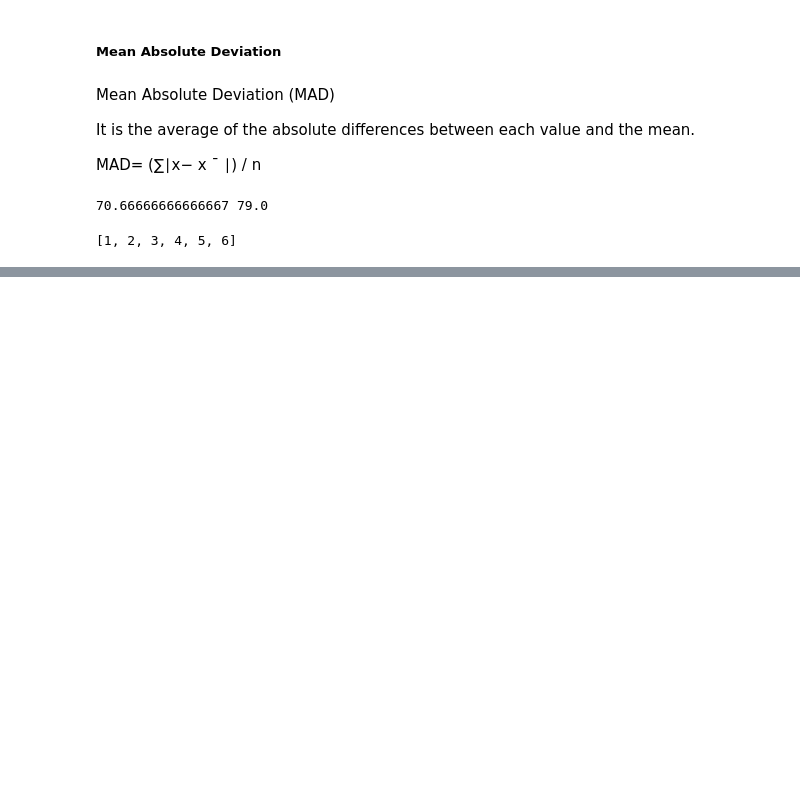
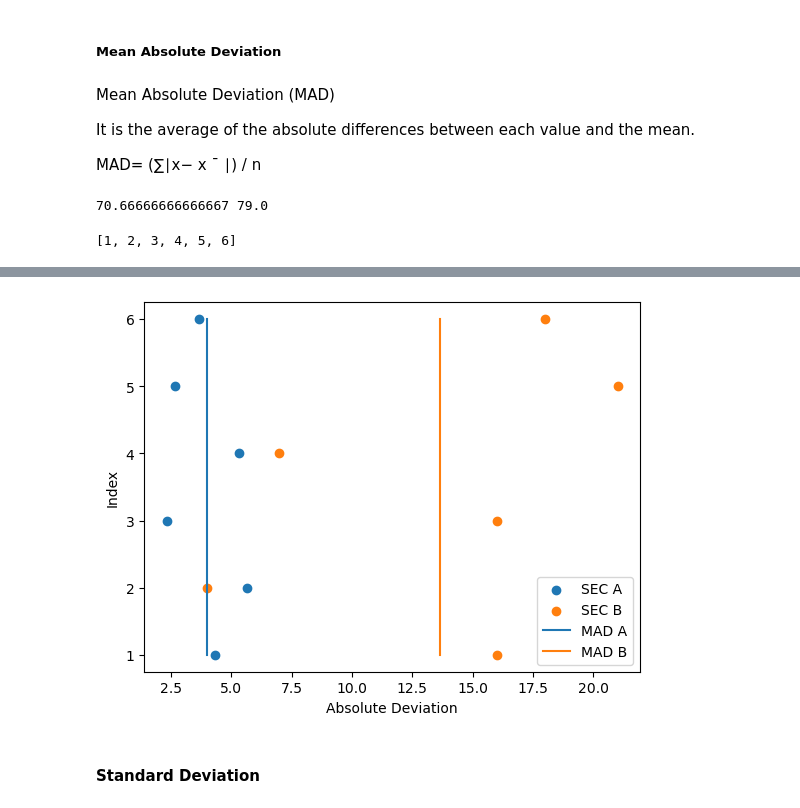
Before and after one commit to Ishan-Official/Hospital-Beds-Management-DataScience, a Jupyter notebook: dataScience_C1.ipynb, the cells around one changed output, grey strips where cells are left out. Drawn from its saved outputs; the diff is of its cells as text; code cells hidden in the pictures; blank space fills up the shorter version.

```diff
--- a/dataScience_C1.ipynb
+++ b/dataScience_C1.ipynb
@@ -421,0 +429,2 @@ plt.show()
+# %%
+mad_a = np.mean(abs1)
@@ -421,0 +436,2 @@ plt.show()
+# %%
+mad_b=np.mean(abs2)
@@ -421,0 +442,14 @@ plt.show()
+# %%
+plt.scatter(abs1,no,label="SEC A")
+plt.scatter(abs2,no,label="SEC B")
+
+plt.plot([mad_a for i in no],no,label="MAD A")
+plt.plot([mad_b for i in no],no,label="MAD B")
+plt.legend(loc="lower right")
+plt.xlabel("Absolute Deviation")
+plt.ylabel("Index")
+plt.show()
+# %% [output]
+[figure, added]
+# %% [markdown]
+#### Standard Deviation
```
Also changed, not shown: parts of 58 cells of this notebook.
